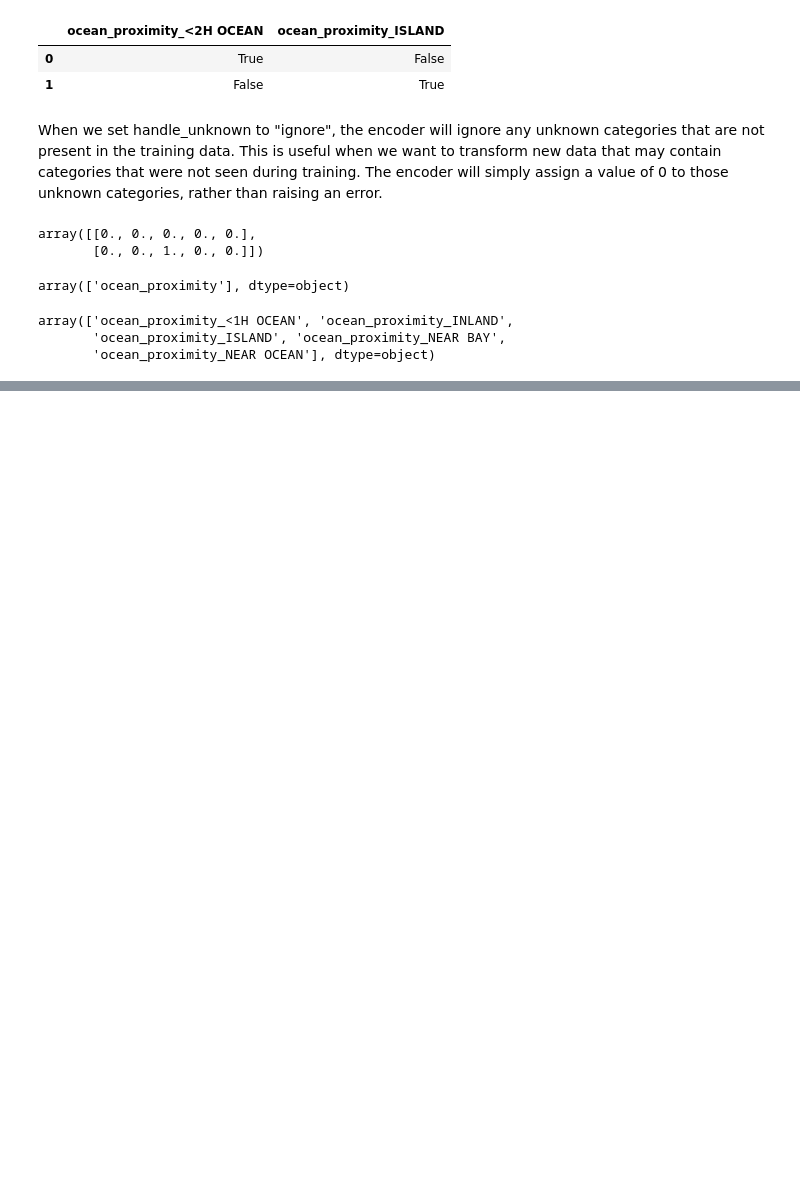
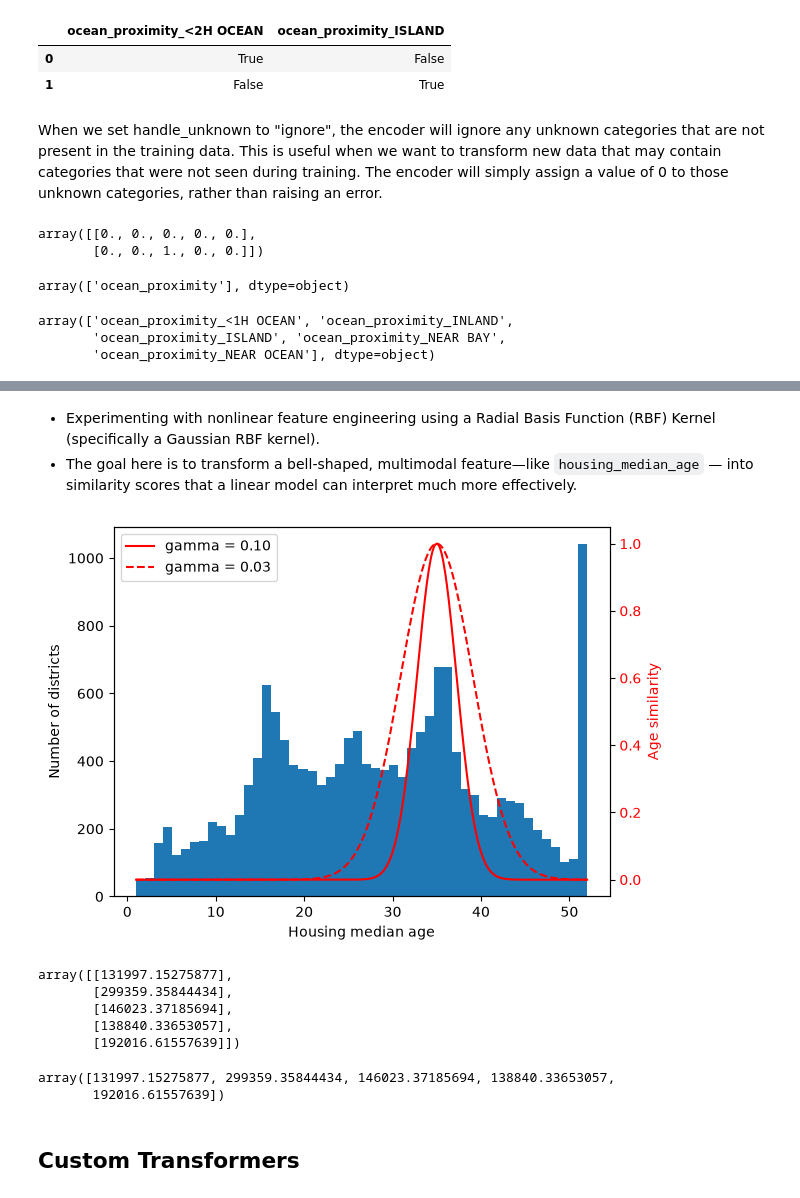
Before and after one commit to TridentifyIshaan/AIML_MiniProjects, a Jupyter notebook: SL/2.ipynb, the cells around one changed output, grey strips where cells are left out. Drawn from its saved outputs; the diff is of its cells as text; code cells hidden in the pictures; blank space fills up the shorter version.

```diff
--- a/SL/2.ipynb
+++ b/SL/2.ipynb
@@ -404,0 +445,68 @@ df_output
+# %% [markdown]
+- Experimenting with nonlinear feature engineering using a Radial Basis Function (RBF) Kernel (specifically a Gaussian RBF kernel).
+- The goal here is to transform a bell-shaped, multimodal feature—like `housing_median_age` — into similarity scores that a linear model can interpret much more effectively.
+# %%
+# linspace is used to create an array of evenly spaced values over a specified range.
+
+ages = np.linspace(housing["housing_median_age"].min(),
+                   housing["housing_median_age"].max(),
+                   500).reshape(-1, 1)
+
+from sklearn.metrics.pairwise import rbf_kernel
+
+age_simil_35 = rbf_kernel(housing[["housing_median_age"]], [[35]], gamma=0.1)
+
+gamma1 = 0.1 # gamma is a parameter for the RBF kernel that defines the influence. Low values mean 'far' and high values mean 'close'.
+gamma2 = 0.03
+rbf1 = rbf_kernel(ages, [[35]], gamma=gamma1)
+rbf2 = rbf_kernel(ages, [[35]], gamma=gamma2)
+
+fig, ax1 = plt.subplots()
+
+ax1.set_xlabel("Housing median age")
+ax1.set_ylabel("Number of districts")
+ax1.hist(housing["housing_median_age"], bins=50)
+
+ax2 = ax1.twinx()  # create a twin axis that shares the same x-axis
+color = "red"
+ax2.plot(ages, rbf1, color=color, label="gamma = 0.10")
+ax2.plot(ages, rbf2, color=color, label="gamma = 0.03", linestyle="--")
+ax2.tick_params(axis='y', labelcolor=color)
+ax2.set_ylabel("Age similarity", color=color)
+
+plt.legend(loc="upper left")
+plt.show()
+# %% [output]
+[figure, added]
+# %%
+from sklearn.linear_model import LinearRegression
+
+target_scaler = StandardScaler()
+scaled_labels = target_scaler.fit_transform(housing_labels.to_frame()) # to_frame() is used to convert the series into a dataframe. This is necessary because the StandardScaler expects a 2D array as input, and using to_frame() ensures that the input is in the correct shape.
+
+model = LinearRegression()
+model.fit(housing[["median_income"]], scaled_labels)
+some_new_data = housing[["median_income"]].iloc[:5]  # pretend this is new data
+
+scaled_predictions = model.predict(some_new_data)
+predictions = target_scaler.inverse_transform(scaled_predictions)
+predictions
+# %% [output]
+array([[131997.15275877],
+       [299359.35844434],
+       [146023.37185694],
+       [138840.33653057],
+       [192016.61557639]])
+# %%
+from sklearn.compose import TransformedTargetRegressor
+
+model = TransformedTargetRegressor(LinearRegression(),
+                                   transformer=StandardScaler())
+model.fit(housing[["median_income"]], housing_labels)
+predictions = model.predict(some_new_data)
+predictions
+# %% [output]
+array([131997.15275877, 299359.35844434, 146023.37185694, 138840.33653057,
+       192016.61557639])
+# %% [markdown]
+## Custom Transformers
```
Also changed, not shown: parts of 46 cells of this notebook.
